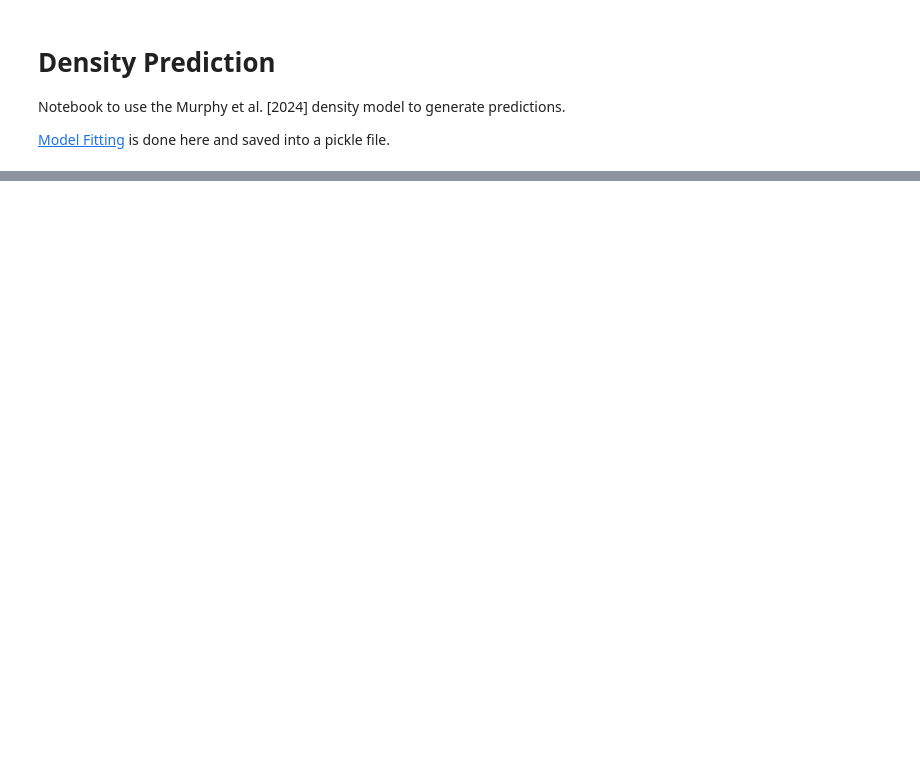
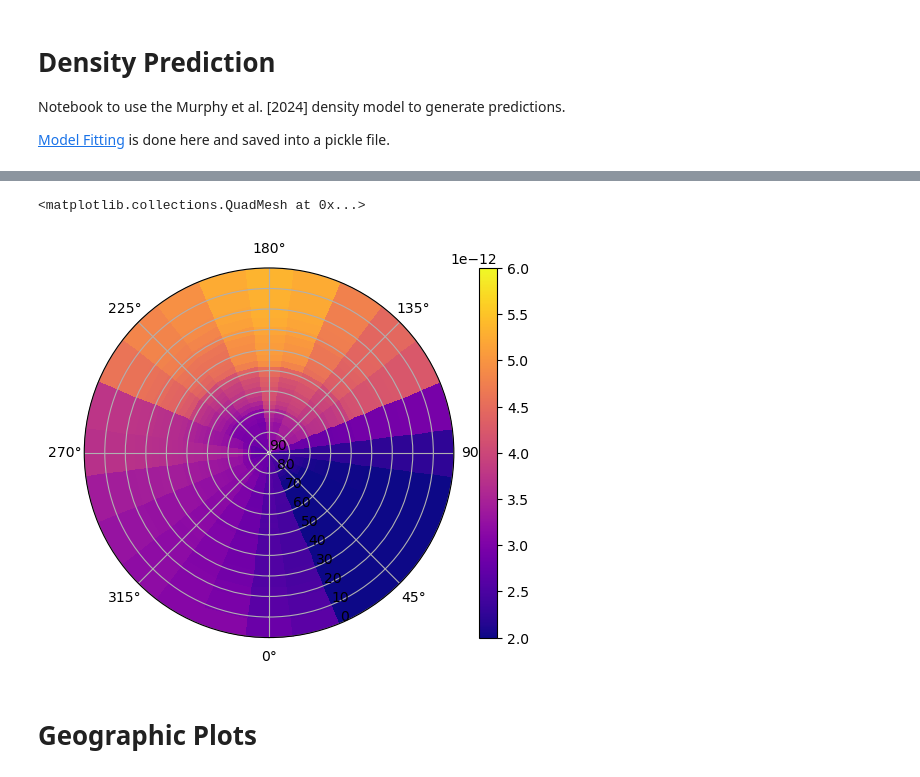
Before and after one commit to kylermurphy/mltdm, a Jupyter notebook: Notebooks/RF_predict.ipynb, the cells around one changed output, grey strips where cells are left out. Drawn from its saved outputs; the diff is of its cells as text; code cells hidden in the pictures; blank space fills up the shorter version.

```diff
--- a/Notebooks/RF_predict.ipynb
+++ b/Notebooks/RF_predict.ipynb
@@ -169,0 +25,9 @@ Generate a grid in geo graphic latitude and magnetic local time which is used as
+# %%
+# predict density on the mlt grid
+# you can predict density for a single time point over the entire grid
+# or a date range over the entire grid
+denMLT = rf_mod.pred_den_mlt(sdate='2003-01-01 00:00', edate='2003-01-01 00:20')
+
+# plot the denisty
+# if no date is passed the first date is plotted
+rf_mod.plot_dpolar(denMLT,cmap=plt.cm.inferno)
@@ -169,0 +37,10 @@ Generate a grid in geo graphic latitude and magnetic local time which is used as
+# %%
+# plot the density for a specifc time from the previously prediction call
+# use vmin and vmax to set the color scale range
+# and change the color map
+rf_mod.plot_dpolar(denMLT,cmap=plt.cm.plasma, date='2003-01-01 00:15', vmin=2E-12, vmax=6E-12)
+# %% [output]
+<matplotlib.collections.QuadMesh at 0x...>
+[figure, added]
+# %% [markdown]
+# Geographic Plots
```
Also changed, not shown: parts of 15 cells of this notebook, 3 other files.
